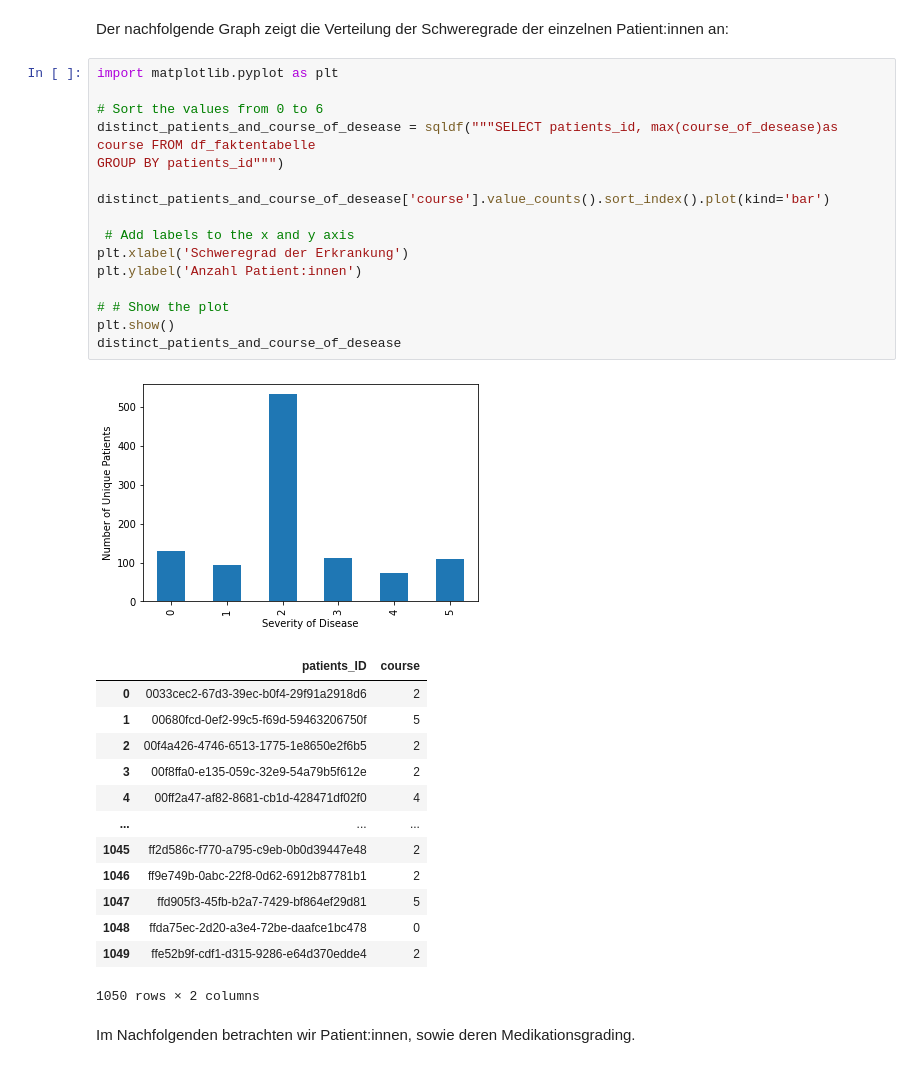
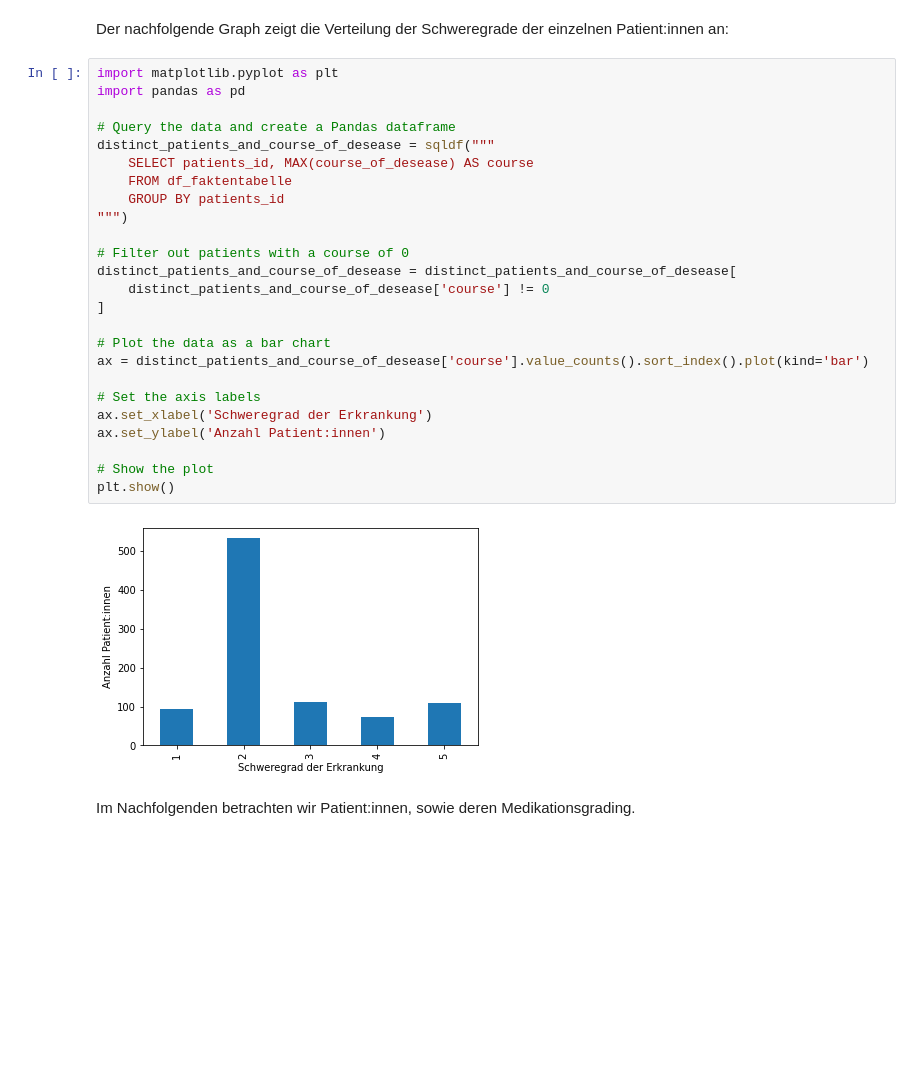
Before and after one commit to Fuenfgeld/DMA2023TeamB, a Jupyter notebook: Auswertung_DWH.ipynb, the cells around one changed output. Saved outputs shown, nothing was run; the diff lists cells and outputs as text; blank space fills up the shorter version.

```diff
--- a/Auswertung_DWH.ipynb
+++ b/Auswertung_DWH.ipynb
@@ -186,35 +186,31 @@ all_COVID_19_Patients_That_Recieved_an_anticoagulation
 Der nachfolgende Graph zeigt die Verteilung der Schweregrade der einzelnen Patient:innen an:
 # %%
 import matplotlib.pyplot as plt
+import pandas as pd
 
-# Sort the values from 0 to 6
-distinct_patients_and_course_of_desease = sqldf("""SELECT patients_id, max(course_of_desease)as course FROM df_faktentabelle
-GROUP BY patients_id""")
+# Query the data and create a Pandas dataframe
+distinct_patients_and_course_of_desease = sqldf("""
+    SELECT patients_id, MAX(course_of_desease) AS course
+    FROM df_faktentabelle
+    GROUP BY patients_id
+""")
 
-distinct_patients_and_course_of_desease['course'].value_counts().sort_index().plot(kind='bar')
+# Filter out patients with a course of 0
+distinct_patients_and_course_of_desease = distinct_patients_and_course_of_desease[
+    distinct_patients_and_course_of_desease['course'] != 0
+]
 
- # Add labels to the x and y axis
-plt.xlabel('Schweregrad der Erkrankung')
-plt.ylabel('Anzahl Patient:innen')
+# Plot the data as a bar chart
+ax = distinct_patients_and_course_of_desease['course'].value_counts().sort_index().plot(kind='bar')
 
-# # Show the plot
+# Set the axis labels
+ax.set_xlabel('Schweregrad der Erkrankung')
+ax.set_ylabel('Anzahl Patient:innen')
+
+# Show the plot
 plt.show()
-distinct_patients_and_course_of_desease
 # %% [output]
-[figure, old version]
+[figure, new version]
-|  | patients_ID | course |
-| 0 | 0033cec2-67d3-39ec-b0f4-29f91a2918d6 | 2 |
-| 1 | 00680fcd-0ef2-99c5-f69d-59463206750f | 5 |
-| 2 | 00f4a426-4746-6513-1775-1e8650e2f6b5 | 2 |
-| 3 | 00f8ffa0-e135-059c-32e9-54a79b5f612e | 2 |
-| 4 | 00ff2a47-af82-8681-cb1d-428471df02f0 | 4 |
-| ... | ... | ... |
-| 1045 | ff2d586c-f770-a795-c9eb-0b0d39447e48 | 2 |
-| 1046 | ff9e749b-0abc-22f8-0d62-6912b87781b1 | 2 |
-| 1047 | ffd905f3-45fb-b2a7-7429-bf864ef29d81 | 5 |
-| 1048 | ffda75ec-2d20-a3e4-72be-daafce1bc478 | 0 |
-| 1049 | ffe52b9f-cdf1-d315-9286-e64d370edde4 | 2 |
-1050 rows × 2 columns
 # %% [markdown]
 Im Nachfolgenden betrachten wir Patient:innen, sowie deren Medikationsgrading.
 # %%
```
Also changed, not shown: parts of 22 cells of this notebook.
